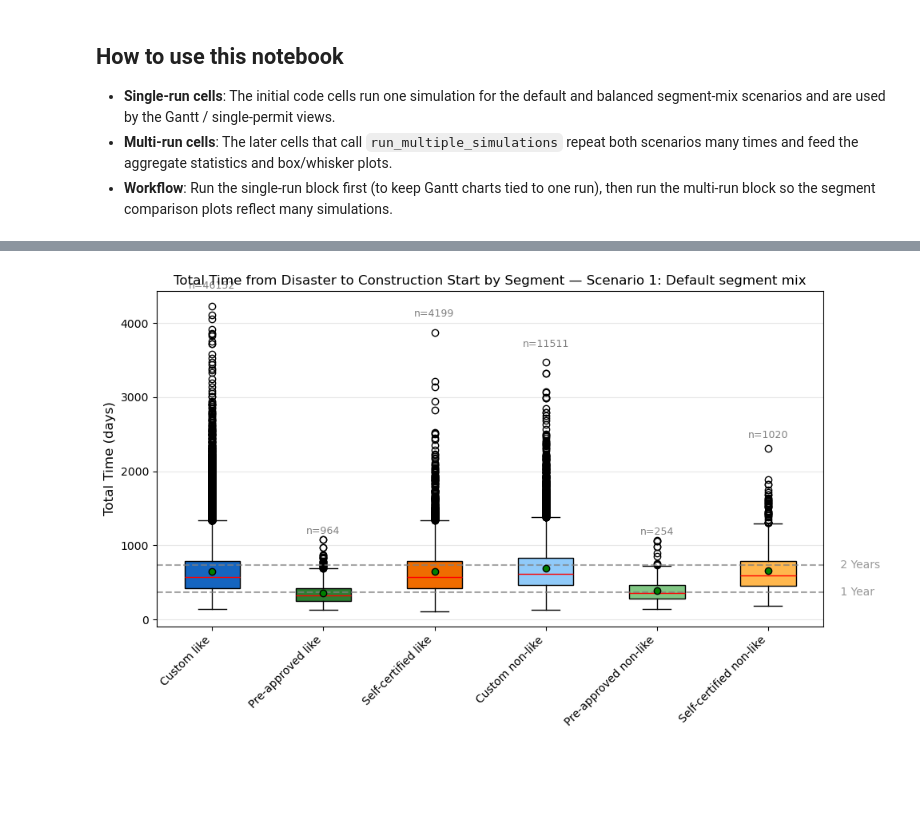
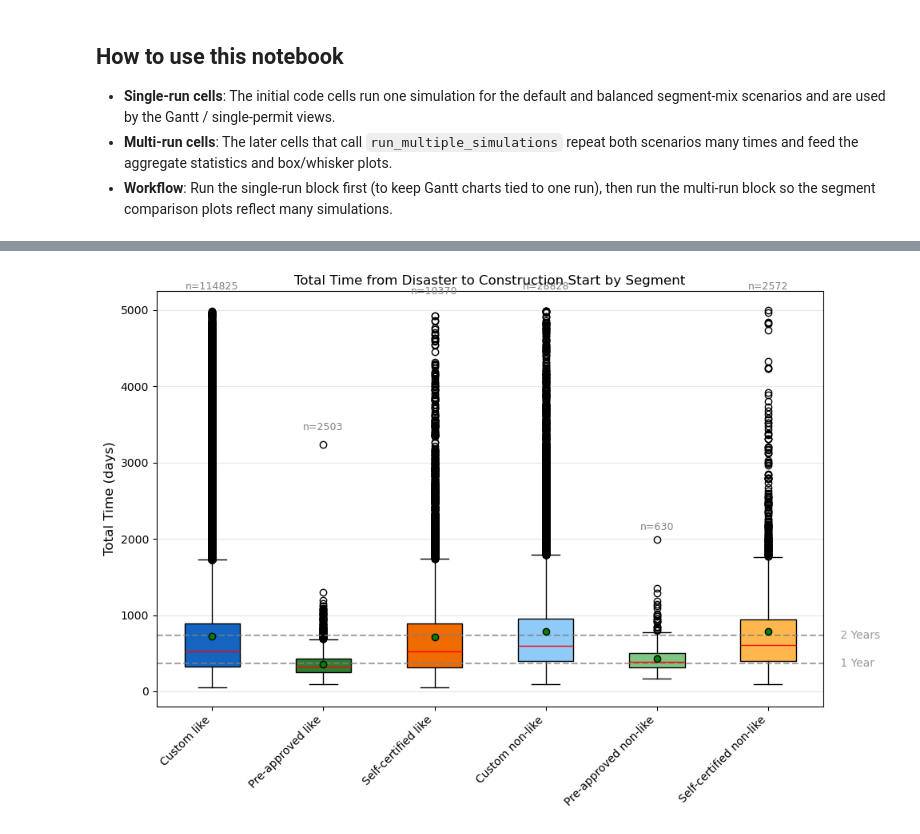
Before and after one commit to MIT-HSCL/permitting-model, a Jupyter notebook: run_simulation_with_segments.ipynb, the cells around one changed output, grey strips where cells are left out. Saved outputs shown, nothing was run; the diff lists cells and outputs as text; code cells hidden in the pictures; blank space fills up the shorter version.

```diff
--- a/run_simulation_with_segments.ipynb
+++ b/run_simulation_with_segments.ipynb
@@ -190,7 +228,7 @@ SEGMENT DISTRIBUTION
 ================================================================================
 # %%
 # Run multiple simulations for both segment-mix scenarios to see aggregate behavior
-n_runs = 10
+n_runs = 25
 
 scenario_params_list = [
     {
@@ -260,11 +373,11 @@ Balanced: n=64100, mean=514.60, median=435.30
 # %%
 from visualize_permits import plot_total_time_by_segment
 import matplotlib.pyplot as plt
 
 # Box-and-whisker: Scenario 1 — Default segment allocation (aggregate across runs)
-fig, ax = plot_total_time_by_segment(all_default_permits, figsize=(10, 6), show_boxplot=True)
+fig, ax = plot_total_time_by_segment(all_default_permits, figsize=(10, 7), show_boxplot=True)
 if ax is not None:
-    ax.set_title("Total Time from Disaster to Construction Start by Segment — Scenario 1: Default segment mix", fontsize=12)
+    ax.set_title("Total Time from Disaster to Construction Start by Segment", fontsize=12)
 plt.show()
 # %% [output]
-[figure, old version]
+[figure, new version]
```
Also changed, not shown: parts of 14 cells of this notebook, 11 other files.
